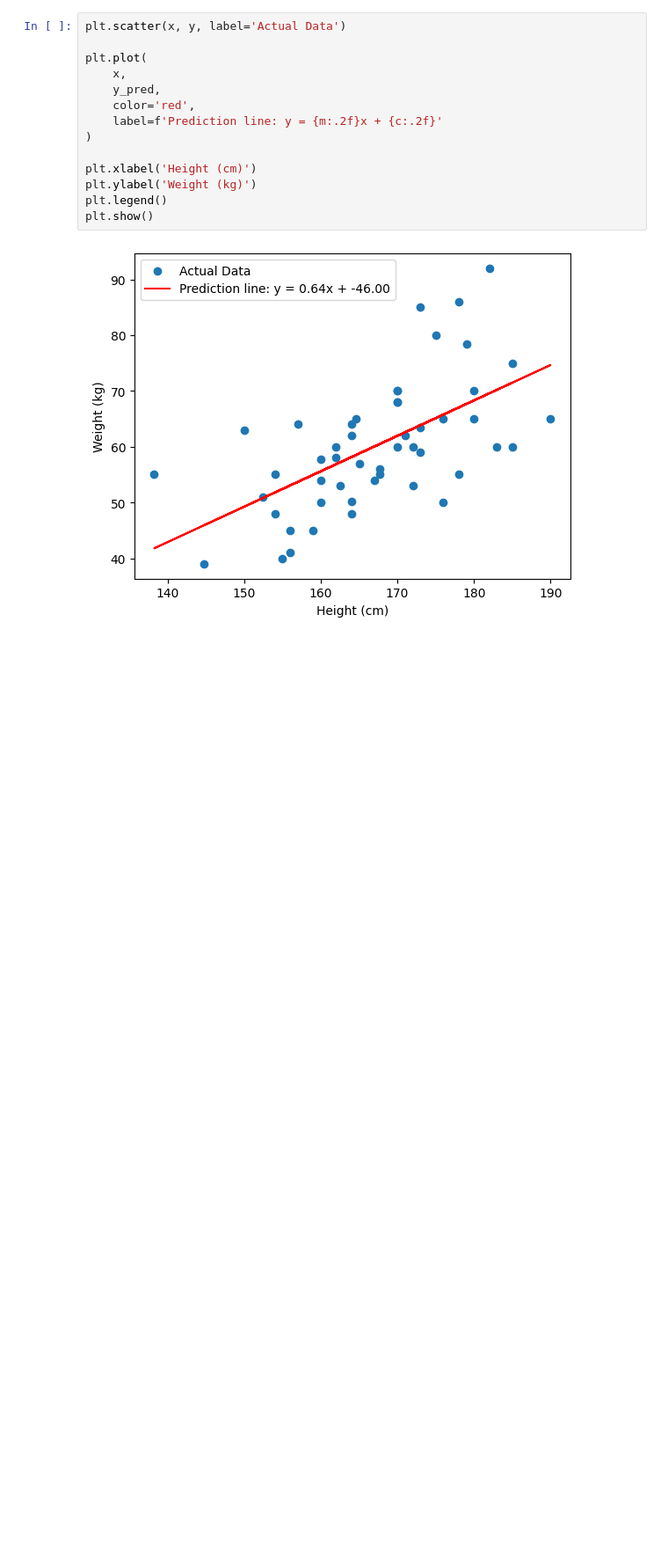
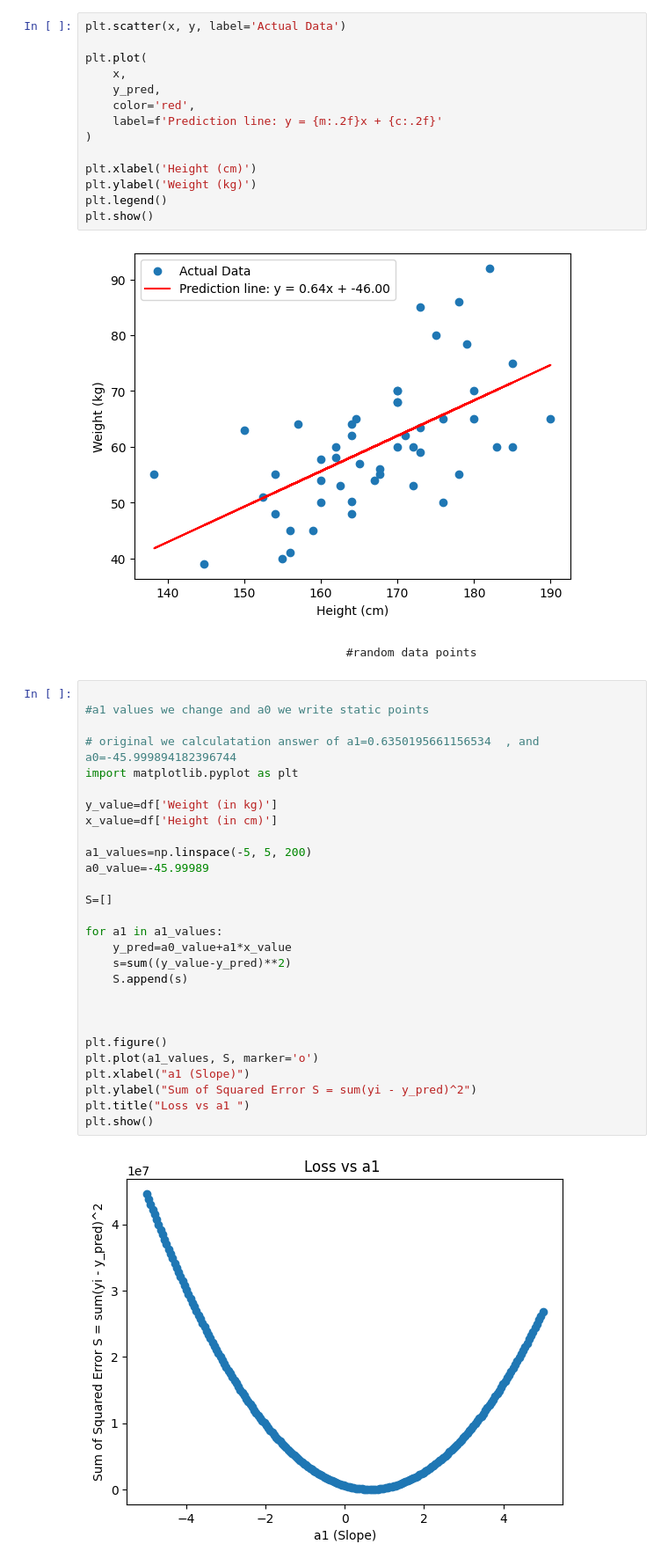
Before and after one commit to Rvbaghel/ML, a Jupyter notebook: Height_weight.ipynb, the cells around one changed output. Shown at 88% size. Cells and saved outputs as stored; diff of their text form; blank space fills up the shorter version.

```diff
--- a/Height_weight.ipynb
+++ b/Height_weight.ipynb
@@ -141,3 +141,36 @@ plt.legend()
 plt.show()
 # %% [output]
 [figure]
+# %% [markdown]
+
+                                        #random data points
+# %%
+
+#a1 values we change and a0 we write static points
+
+# original we calculatation answer of a1=0.6350195661156534  , and a0=-45.999894182396744
+import matplotlib.pyplot as plt
+
+y_value=df['Weight (in kg)']
+x_value=df['Height (in cm)']
+
+a1_values=np.linspace(-5, 5, 200)
+a0_value=-45.99989
+
+S=[]
+
+for a1 in a1_values:
+    y_pred=a0_value+a1*x_value
+    s=sum((y_value-y_pred)**2)
+    S.append(s)
+
+
+
+plt.figure()
+plt.plot(a1_values, S, marker='o')
+plt.xlabel("a1 (Slope)")
+plt.ylabel("Sum of Squared Error S = sum(yi - y_pred)^2")
+plt.title("Loss vs a1 ")
+plt.show()
+# %% [output]
+[figure, added]
```
Also changed, not shown: parts of 2 cells of this notebook.
